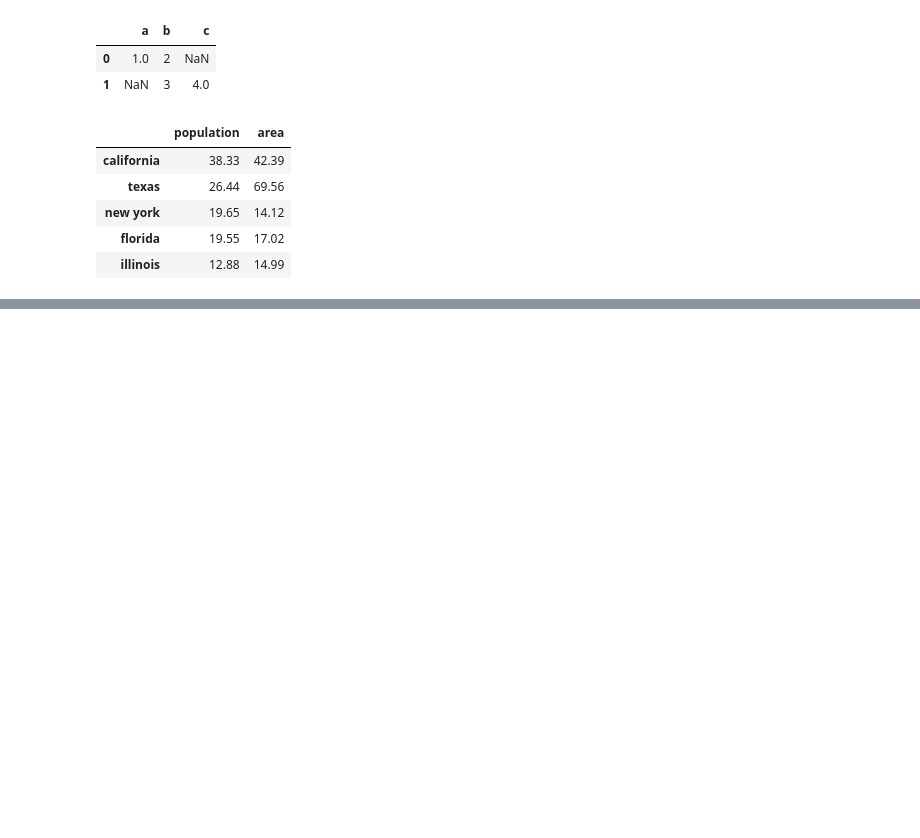
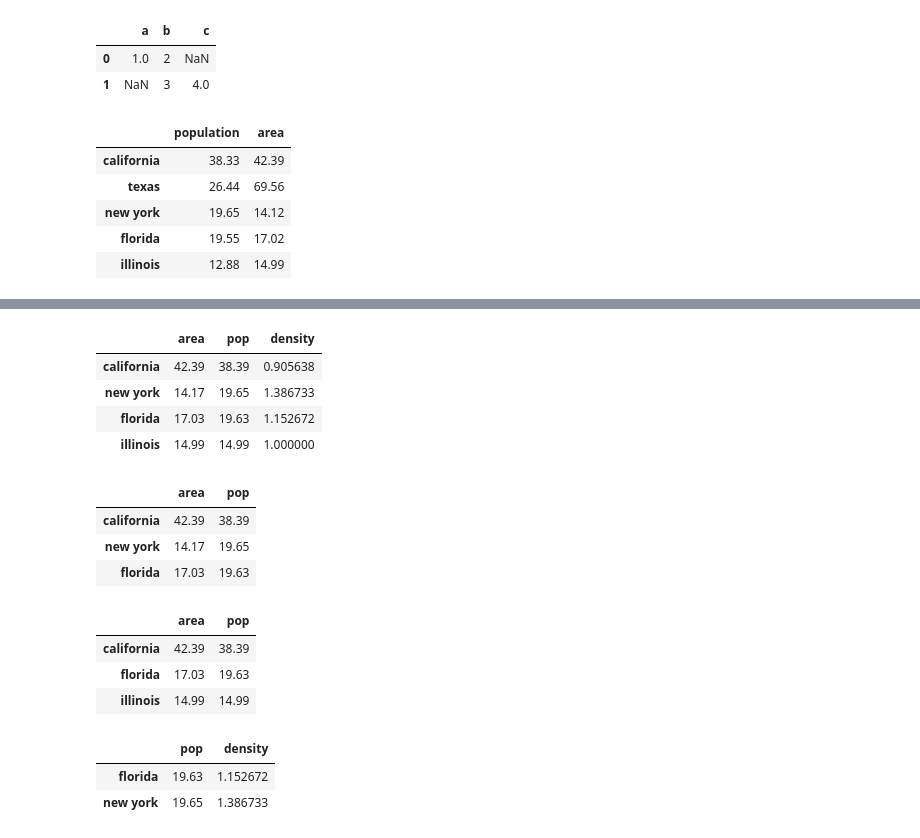
Before and after one commit to wolfdale229/100daysofmlcodes, a Jupyter notebook: machine_learning_2/Pandas.ipynb, the cells around one changed output, grey strips where cells are left out. Saved outputs shown, nothing was run; the diff lists cells and outputs as text; code cells hidden in the pictures; blank space fills up the shorter version.

```diff
--- a/machine_learning_2/Pandas.ipynb
+++ b/machine_learning_2/Pandas.ipynb
@@ -220,0 +301,28 @@ pd.DataFrame(np.random.rand(3,2), columns=['foo', 'bar'], index=['a', 'b', 'c'])
+# %%
+data
+# %% [output]
+|  | area | pop | density |
+| california | 42.39 | 38.39 | 0.905638 |
+| new york | 14.17 | 19.65 | 1.386733 |
+| florida | 17.03 | 19.63 | 1.152672 |
+| illinois | 14.99 | 14.99 | 1.000000 |
+# %%
+data.iloc[:3, :2]
+# %% [output]
+|  | area | pop |
+| california | 42.39 | 38.39 |
+| new york | 14.17 | 19.65 |
+| florida | 17.03 | 19.63 |
+# %%
+data.loc[:'illinois', :'pop']
+# %% [output]
+|  | area | pop |
+| california | 42.39 | 38.39 |
+| florida | 17.03 | 19.63 |
+| illinois | 14.99 | 14.99 |
+# %%
+data.loc[data['density'] > 1.0, ['pop', 'density']]
+# %% [output]
+|  | pop | density |
+| florida | 19.63 | 1.152672 |
+| new york | 19.65 | 1.386733 |
```
Also changed, not shown: parts of 23 cells of this notebook, 1 other file.
